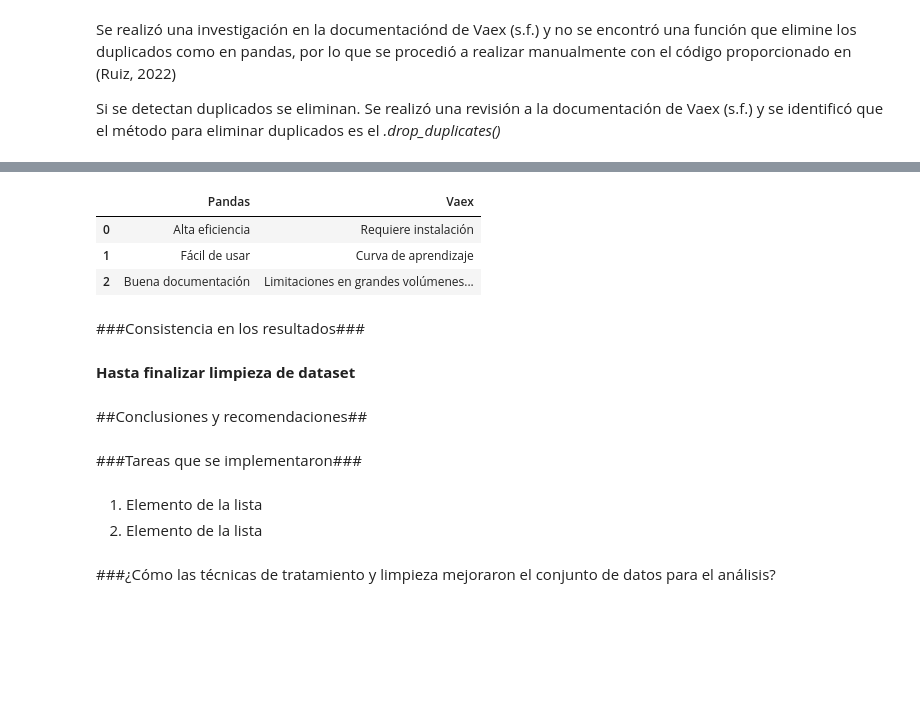
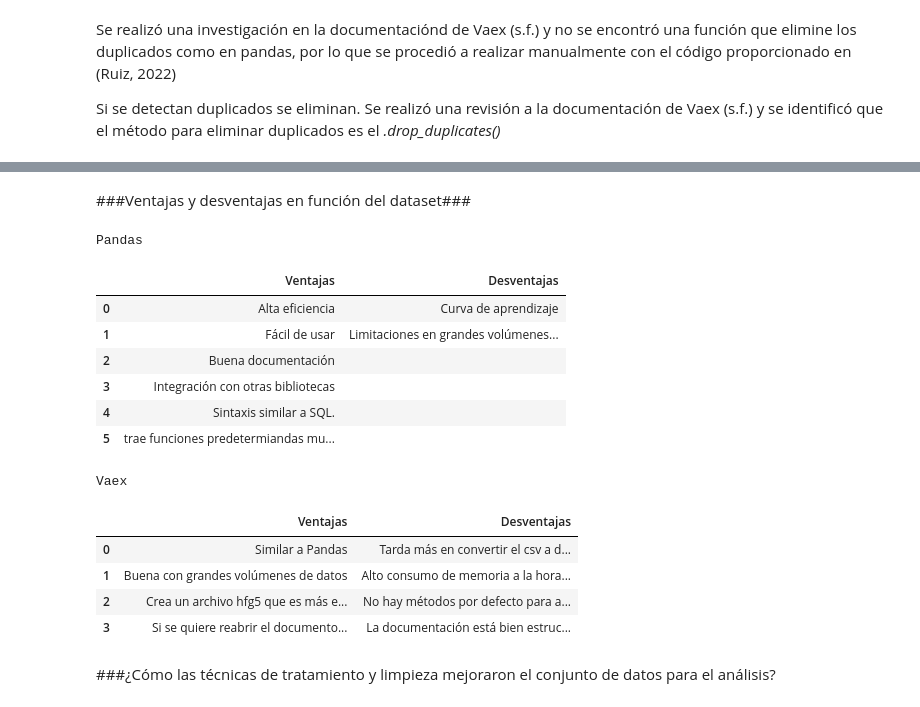
Before and after one commit to calerovillalobos10/Veax-vs-Pandas-Limpieza_Transf_Data-, a Jupyter notebook: Tarea_PF3347.ipynb, the cells around one changed output, grey strips where cells are left out. Drawn from its saved outputs; the diff is of its cells as text; code cells hidden in the pictures; blank space fills up the shorter version.

```diff
--- a/Tarea_PF3347.ipynb
+++ b/Tarea_PF3347.ipynb
@@ -811,25 +1113,49 @@ TypeError: DataFrame.unique() missing 1 required positional argument: 'expressio
+# %% [markdown]
+###Ventajas y desventajas en función del dataset###
 # %%
+print("Pandas")
+
 pd.DataFrame({
-    "Pandas": ["Alta eficiencia", "Fácil de usar", "Buena documentación"],
-    "Vaex": ["Requiere instalación", "Curva de aprendizaje", "Limitaciones en grandes volúmenes de datos"]
+  "Ventajas": ["Alta eficiencia",
+                 "Fácil de usar",
+                 "Buena documentación",
+                 "Integración con otras bibliotecas",
+                 "Sintaxis similar a SQL.",
+                 "trae funciones predetermiandas muy útiles, como el isnull, info, duplicated"],
+  "Desventajas": ["Curva de aprendizaje",
+                    "Limitaciones en grandes volúmenes de datos",
+                    "","","",""]
 })
 # %% [output]
+Pandas
-|  | Pandas | Vaex |
-| 0 | Alta eficiencia | Requiere instalación |
-| 1 | Fácil de usar | Curva de aprendizaje |
-| 2 | Buena documentación | Limitaciones en grandes volúmenes... |
+|  | Ventajas | Desventajas |
+| 0 | Alta eficiencia | Curva de aprendizaje |
+| 1 | Fácil de usar | Limitaciones en grandes volúmenes... |
+| 2 | Buena documentación |  |
+| 3 | Integración con otras bibliotecas |  |
+| 4 | Sintaxis similar a SQL. |  |
+| 5 | trae funciones predetermiandas mu... |  |
-# %% [markdown]
-###Consistencia en los resultados###
-# %% [markdown]
-**Hasta finalizar limpieza de dataset**
-# %% [markdown]
-##Conclusiones y recomendaciones##
-# %% [markdown]
-###Tareas que se implementaron###
-# %% [markdown]
-
-1.   Elemento de la lista
-2.   Elemento de la lista
+# %%
+print("Vaex")
+
+pd.DataFrame({
+    "Ventajas": ["Similar a Pandas",
+                 "Buena con grandes volúmenes de datos",
+                 "Crea un archivo hdf5 que es más efectivo para el uso de memoria, lo que hace que ciertas tareas de limpieza o manipulación de datos sean más rápidas",
+                 "Si se quiere reabrir el documento para convertirlo en dataframe vaez lo hace en segundos debido a que guarad un chunk"],
+    "Desventajas": ["Tarda más en convertir el csv a datafrmae",
+                    "Alto consumo de memoria a la hora de convertir el csv a dataframe",
+                    "No hay métodos por defecto para algunas funciones comunes, como la de encontrar duplicados o nulos del dataframe (solo lo hace por columna).En donde pandas sí las tiene por defecto",
+                    "La documentación está bien estructurada y entendible, pero hay funcionalidades que el creador de veax las explica en foros y no en la propia documentación"]
+
+})
+# %% [output]
+Vaex
+|  | Ventajas | Desventajas |
+| 0 | Similar a Pandas | Tarda más en convertir el csv a d... |
+| 1 | Buena con grandes volúmenes de datos | Alto consumo de memoria a la hora... |
+| 2 | Crea un archivo hfg5 que es más e... | No hay métodos por defecto para a... |
+| 3 | Si se quiere reabrir el documento... | La documentación está bien estruc... |
 # %% [markdown]
 ###¿Cómo las técnicas de tratamiento y limpieza mejoraron el conjunto de datos para el análisis?
 # %% [markdown]
```
Also changed, not shown: parts of 76 cells of this notebook.
